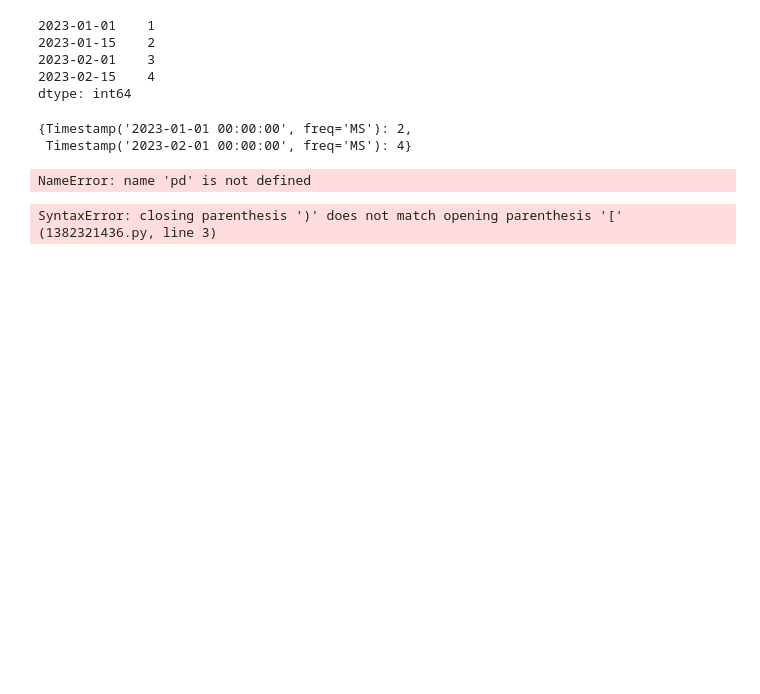
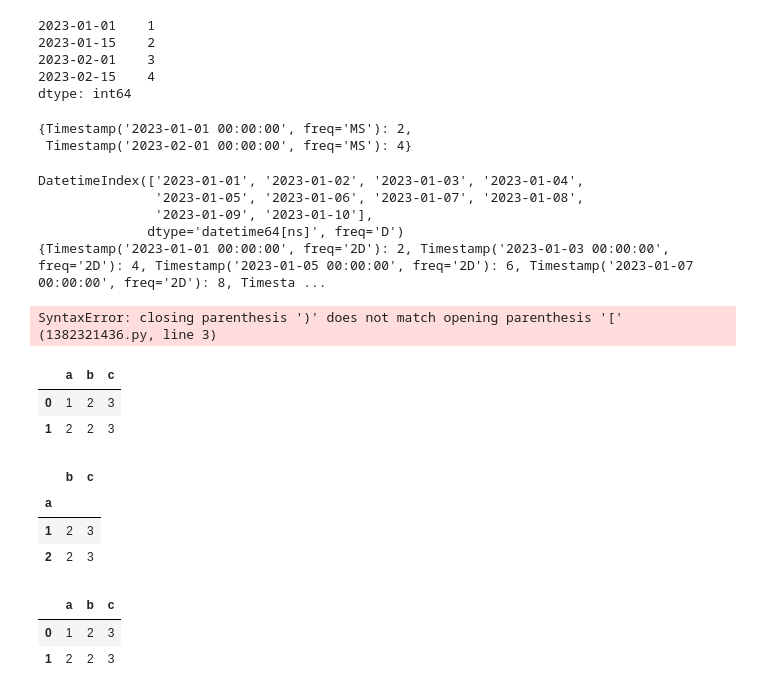
Before and after one commit to Junglepan/Pandas_Learning, a Jupyter notebook: DXWL_DATA/pandas_learning.ipynb, the cells around one changed output. Cells and saved outputs as stored; diff of their text form; code cells hidden in the pictures; blank space fills up the shorter version.

```diff
--- a/DXWL_DATA/pandas_learning.ipynb
+++ b/DXWL_DATA/pandas_learning.ipynb
@@ -684,14 +684,14 @@ ser.resample('MS').groups
 {Timestamp('2023-01-01 00:00:00', freq='MS'): 2,
  Timestamp('2023-02-01 00:00:00', freq='MS'): 4}
 # %%
-
+import pandas as pd
 import numpy as np
 
 # 创建一个时间序列数据
 date_rng = pd.date_range('2023-01-01', '2023-01-10', freq='D')
 data = np.random.randn(len(date_rng))
 ts = pd.Series(data, index=date_rng)
-
+print(date_rng)
 # 使用 Resampler 进行重新采样（以每两天为一组）
 resampler = ts.resample('2D')
 
@@ -699,7 +699,32 @@ resampler = ts.resample('2D')
 groups = resampler.groups
 print(groups)
 # %% [output]
-NameError: name 'pd' is not defined
+DatetimeIndex(['2023-01-01', '2023-01-02', '2023-01-03', '2023-01-04',
+               '2023-01-05', '2023-01-06', '2023-01-07', '2023-01-08',
+               '2023-01-09', '2023-01-10'],
+              dtype='datetime64[ns]', freq='D')
+{Timestamp('2023-01-01 00:00:00', freq='2D'): 2, Timestamp('2023-01-03 00:00:00', freq='2D'): 4, Timestamp('2023-01-05 00:00:00', freq='2D'): 6, Timestamp('2023-01-07 00:00:00', freq='2D'): 8, Timesta ...
 # %%
 # %% [output]
 SyntaxError: closing parenthesis ')' does not match opening parenthesis '[' (1382321436.py, line 3)
+# %%
+import pandas as pd
+df = pd.DataFrame([[1,2,3],[2,2,3]],columns=["a","b","c"])
+df
+# %% [output]
+|  | a | b | c |
+| 0 | 1 | 2 | 3 |
+| 1 | 2 | 2 | 3 |
+# %%
+df.set_index("a")
+# %% [output]
+|  | b | c |
+| a |  |  |
+| 1 | 2 | 3 |
+| 2 | 2 | 3 |
+# %%
+df
+# %% [output]
+|  | a | b | c |
+| 0 | 1 | 2 | 3 |
+| 1 | 2 | 2 | 3 |
```
Also changed, not shown: parts of 2 cells of this notebook, 8 other files.
